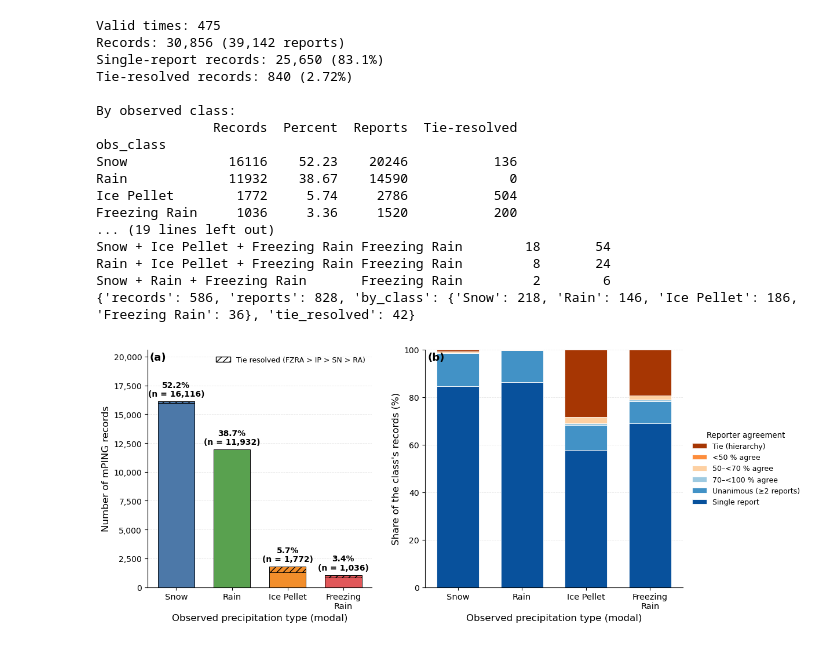
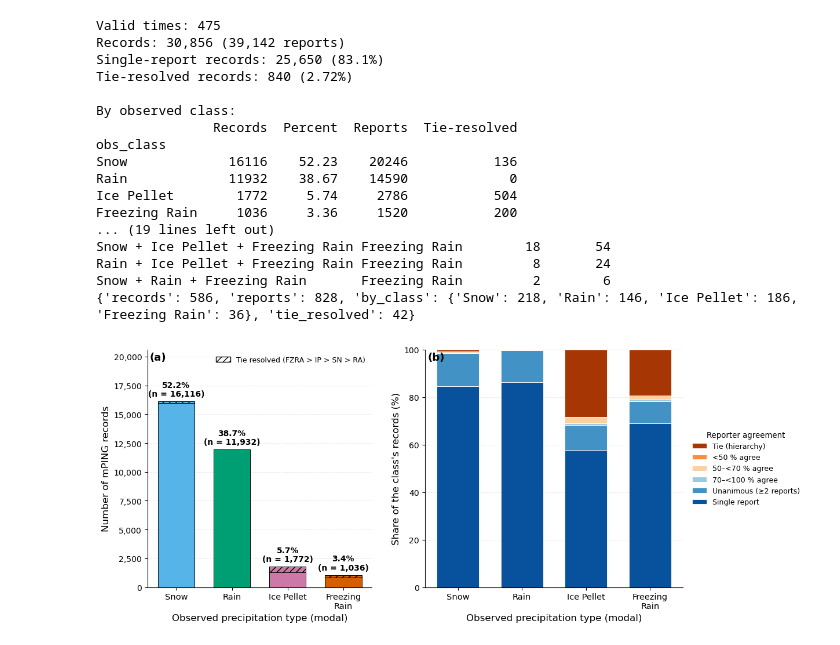
Before and after one commit to stanleyakor1/ai-nwp-precipitation-type, a Jupyter notebook: notebooks/00_mping_qc.ipynb, the cells around one changed output. Saved outputs shown, nothing was run; the diff lists cells and outputs as text; code cells hidden in the pictures.

```diff
--- a/notebooks/00_mping_qc.ipynb
+++ b/notebooks/00_mping_qc.ipynb
@@ -49,13 +49,18 @@ CLASS_ORDER = list(PTYPE_COLS.values())
 # Tie-break hierarchy (training-data rule): FZRA > IP > Snow > Rain
 TIE_PRIORITY = ["fzra_percent", "pl_percent", "sn_percent", "ra_percent"]
 
+# PTYPE_COLORS = {
+#     "Snow": "#4C78A8",
+#     "Rain": "#59A14F",
+#     "Ice Pellet": "#F28E2B",
+#     "Freezing Rain": "#E15759",
+# }
 PTYPE_COLORS = {
-    "Snow": "#4C78A8",
-    "Rain": "#59A14F",
-    "Ice Pellet": "#F28E2B",
-    "Freezing Rain": "#E15759",
+ "Rain": "#009E73",
+    "Snow": "#56B4E9",
+    "Ice Pellet": "#CC79A7",
+    "Freezing Rain": "#D55E00"
 }
-
 # Agreement categories for panel (b): (label, colour)
 AGREEMENT_CATS = [
     ("Single report",            "#08519C"),
@@ -284,31 +289,31 @@ def plot_report_distribution(df, figsize=(12, 5.0), savepath=None):
     return fig, (ax_a, ax_b)
 
 
 if __name__ == "__main__":
     obs = assign_modal_class(load_mping())
     print_sample_summary(obs)
     print(case_counts(obs, "2022-02-03 18:00"))
     # Optional consistency check against notebook 01 (modal-rule output folder):
     # check_against_verification(obs, "/glade/derecho/scratch/sakor/bulk/era5_init/ML_PTYPE/"
     #     "verification_multimodel_modal/common_valid_multimodel_predictions.parquet")
     plot_report_distribution(obs, savepath="../figures_modal/fig_mping_report_distribution")
     plt.show()
 # %% [output]
 Valid times: 475
 Records: 30,856 (39,142 reports)
 Single-report records: 25,650 (83.1%)
 Tie-resolved records: 840 (2.72%)
 
 By observed class:
                Records  Percent  Reports  Tie-resolved
 obs_class
 Snow             16116    52.23    20246           136
 Rain             11932    38.67    14590             0
 Ice Pellet        1772     5.74     2786           504
 Freezing Rain     1036     3.36     1520           200
 ... (19 lines left out)
 Snow + Ice Pellet + Freezing Rain Freezing Rain        18       54
 Rain + Ice Pellet + Freezing Rain Freezing Rain         8       24
 Snow + Rain + Freezing Rain       Freezing Rain         2        6
 {'records': 586, 'reports': 828, 'by_class': {'Snow': 218, 'Rain': 146, 'Ice Pellet': 186, 'Freezing Rain': 36}, 'tie_resolved': 42}
-[figure, old version]
+[figure, new version]
```
Also changed, not shown: 1 other file.
